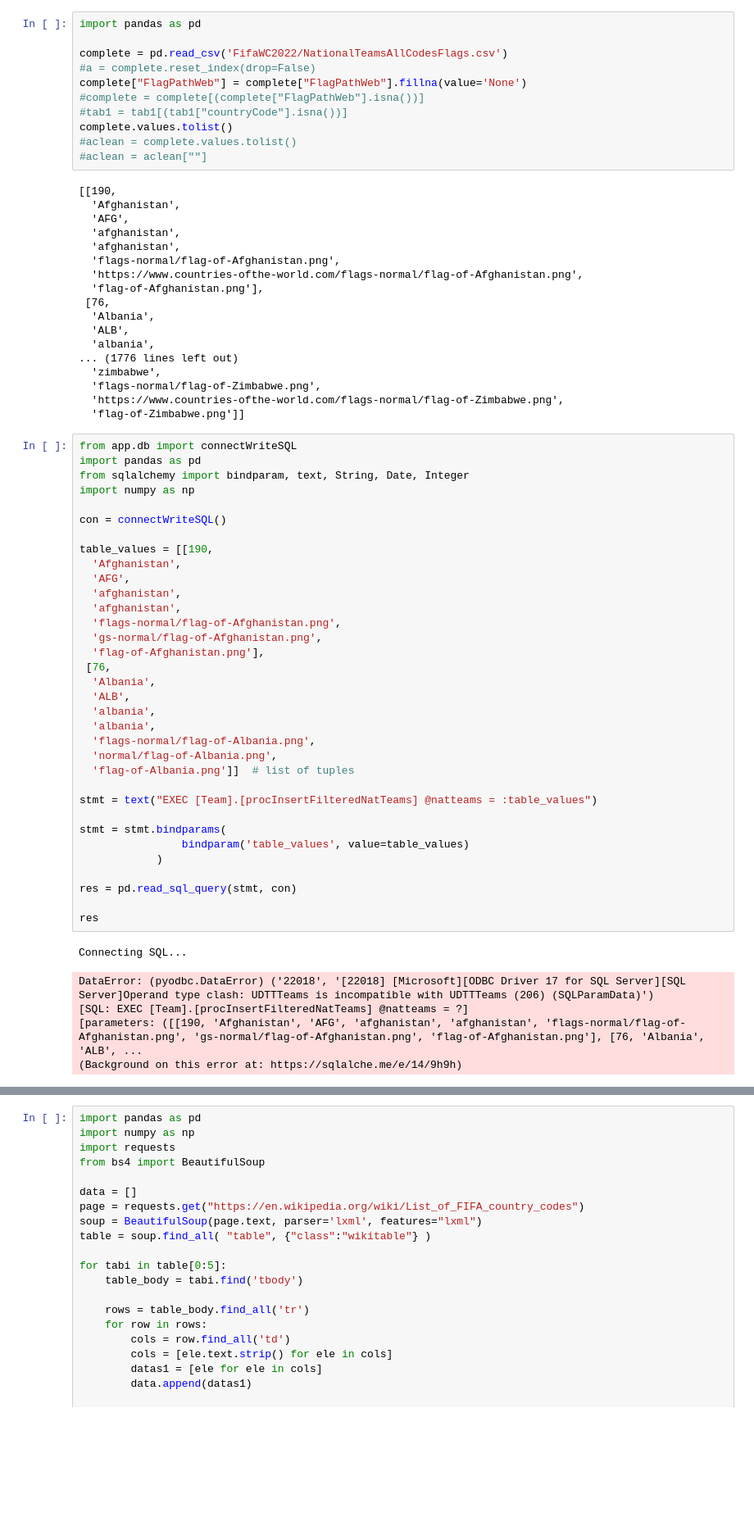
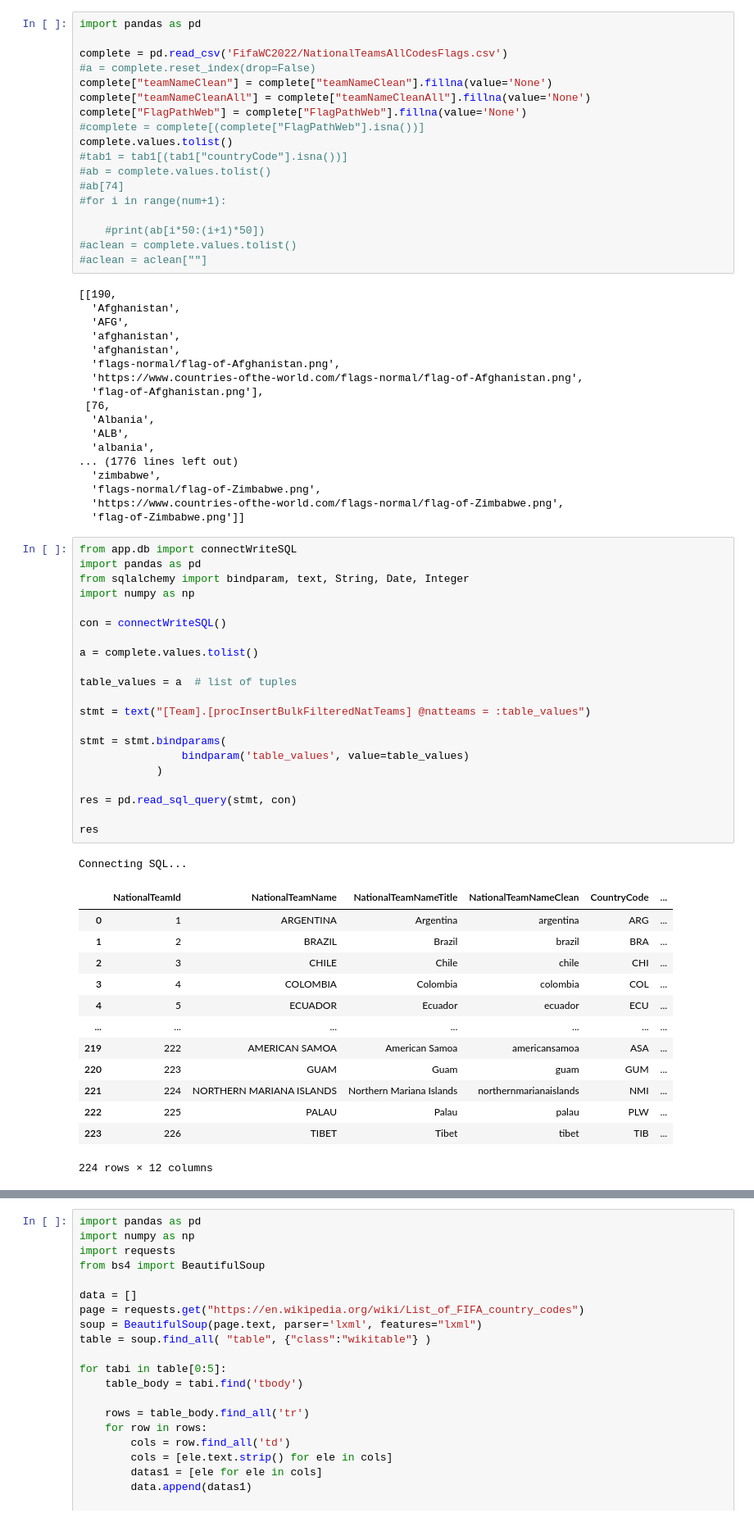
Before and after one commit to bujarkreci/jupyter-project, a Jupyter notebook: callPostgreEx/SubstringFunctionsPandas.ipynb, the cells around one changed output, grey strips where cells are left out. Shown at 82% size. Cells and saved outputs as stored; diff of their text form; blank space fills up the shorter version.

```diff
--- a/callPostgreEx/SubstringFunctionsPandas.ipynb
+++ b/callPostgreEx/SubstringFunctionsPandas.ipynb
@@ -485,10 +479,17 @@ import pandas as pd
 
 complete = pd.read_csv('FifaWC2022/NationalTeamsAllCodesFlags.csv')
 #a = complete.reset_index(drop=False)
+complete["teamNameClean"] = complete["teamNameClean"].fillna(value='None')
+complete["teamNameCleanAll"] = complete["teamNameCleanAll"].fillna(value='None')
 complete["FlagPathWeb"] = complete["FlagPathWeb"].fillna(value='None')
 #complete = complete[(complete["FlagPathWeb"].isna())]
+complete.values.tolist()
 #tab1 = tab1[(tab1["countryCode"].isna())]
-complete.values.tolist()
+#ab = complete.values.tolist()
+#ab[74]
+#for i in range(num+1):
+
+    #print(ab[i*50:(i+1)*50])
 #aclean = complete.values.tolist()
 #aclean = aclean[""]
 # %% [output]
@@ -512,40 +513,36 @@ complete.values.tolist()
 # %%
 from app.db import connectWriteSQL
 import pandas as pd
 from sqlalchemy import bindparam, text, String, Date, Integer
 import numpy as np
 
 con = connectWriteSQL()
 
-table_values = [[190,
-  'Afghanistan',
-  'AFG',
-  'afghanistan',
-  'afghanistan',
-  'flags-normal/flag-of-Afghanistan.png',
-  'gs-normal/flag-of-Afghanistan.png',
-  'flag-of-Afghanistan.png'],
- [76,
-  'Albania',
-  'ALB',
-  'albania',
-  'albania',
-  'flags-normal/flag-of-Albania.png',
-  'normal/flag-of-Albania.png',
-  'flag-of-Albania.png']]  # list of tuples
+a = complete.values.tolist()
 
-stmt = text("EXEC [Team].[procInsertFilteredNatTeams] @natteams = :table_values")
+table_values = a  # list of tuples
+
+stmt = text("[Team].[procInsertBulkFilteredNatTeams] @natteams = :table_values")
 
 stmt = stmt.bindparams(
                 bindparam('table_values', value=table_values)
             )
 
 res = pd.read_sql_query(stmt, con)
 
 res
 # %% [output]
 Connecting SQL...
+|  | NationalTeamId | NationalTeamName | NationalTeamNameTitle | NationalTeamNameClean | CountryCode | ... |
+| 0 | 1 | ARGENTINA | Argentina | argentina | ARG | ... |
+| 1 | 2 | BRAZIL | Brazil | brazil | BRA | ... |
+| 2 | 3 | CHILE | Chile | chile | CHI | ... |
+| 3 | 4 | COLOMBIA | Colombia | colombia | COL | ... |
+| 4 | 5 | ECUADOR | Ecuador | ecuador | ECU | ... |
+| ... | ... | ... | ... | ... | ... | ... |
+| 219 | 222 | AMERICAN SAMOA | American Samoa | americansamoa | ASA | ... |
+| 220 | 223 | GUAM | Guam | guam | GUM | ... |
+| 221 | 224 | NORTHERN MARIANA ISLANDS | Northern Mariana Islands | northernmarianaislands | NMI | ... |
+| 222 | 225 | PALAU | Palau | palau | PLW | ... |
+| 223 | 226 | TIBET | Tibet | tibet | TIB | ... |
-DataError: (pyodbc.DataError) ('22018', '[22018] [Microsoft][ODBC Driver 17 for SQL Server][SQL Server]Operand type clash: UDTTTeams is incompatible with UDTTTeams (206) (SQLParamData)')
-[SQL: EXEC [Team].[procInsertFilteredNatTeams] @natteams = ?]
-[parameters: ([[190, 'Afghanistan', 'AFG', 'afghanistan', 'afghanistan', 'flags-normal/flag-of-Afghanistan.png', 'gs-normal/flag-of-Afghanistan.png', 'flag-of-Afghanistan.png'], [76, 'Albania', 'ALB', ...
-(Background on this error at: https://sqlalche.me/e/14/9h9h)
+224 rows × 12 columns
```
Also changed, not shown: parts of 8 cells of this notebook, 5 other files.
